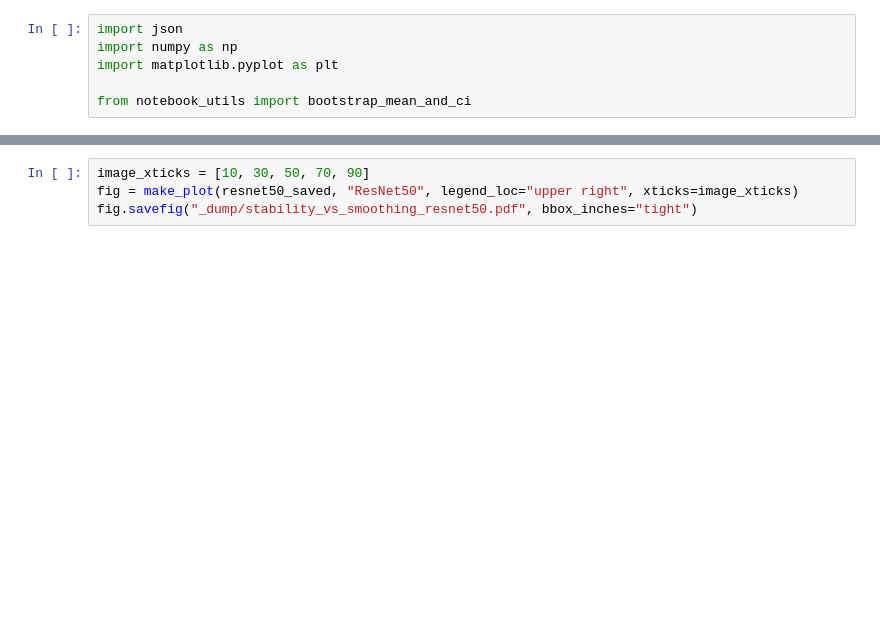
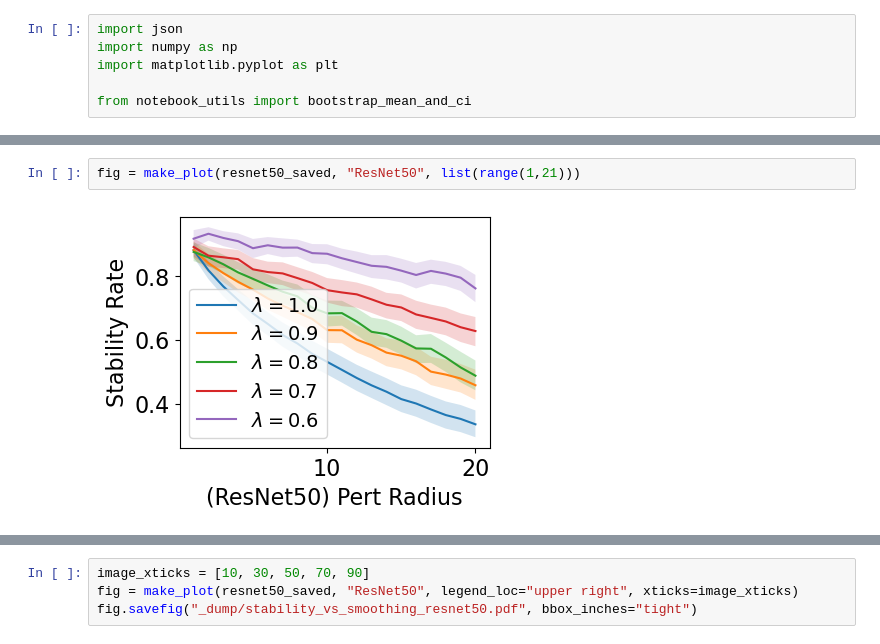
Before and after one commit to helenjin/soft_stability, a Jupyter notebook: notebooks/plot_stability_vs_smoothing.ipynb, the cells around one changed output, grey strips where cells are left out. Cells and saved outputs as stored; diff of their text form; blank space fills up the shorter version.

```diff
--- a/notebooks/plot_stability_vs_smoothing.ipynb
+++ b/notebooks/plot_stability_vs_smoothing.ipynb
@@ -50,0 +51,4 @@ def make_plot(saved, title, legend_loc=None, fs=16, xticks=None):
+# %%
+fig = make_plot(resnet50_saved, "ResNet50", list(range(1,21)))
+# %% [output]
+[figure, added]
```
Also changed, not shown: parts of 6 cells of this notebook, 5 other files.
